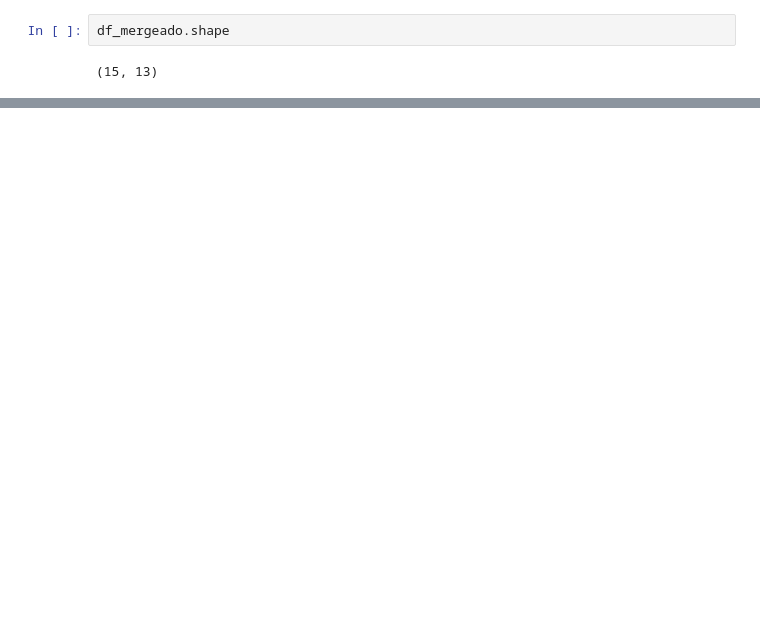
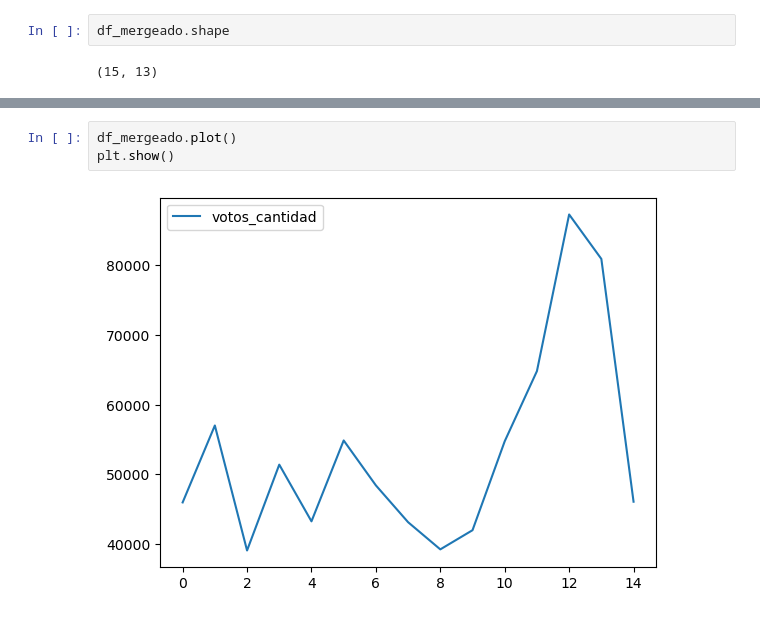
Before and after one commit to Leonel-Moron/TP_M4OP, a Jupyter notebook: Carpeta Prueba/Version df combinados.ipynb, the cells around one changed output, grey strips where cells are left out. Saved outputs shown, nothing was run; the diff lists cells and outputs as text; blank space fills up the shorter version.

```diff
--- a/Carpeta Prueba/Version df combinados.ipynb
+++ b/Carpeta Prueba/Version df combinados.ipynb
@@ -475,0 +483,5 @@ df_mergeado.shape
+# %%
+df_mergeado.plot()
+plt.show()
+# %% [output]
+[figure, added]
```
Also changed, not shown: parts of 2 cells of this notebook.
